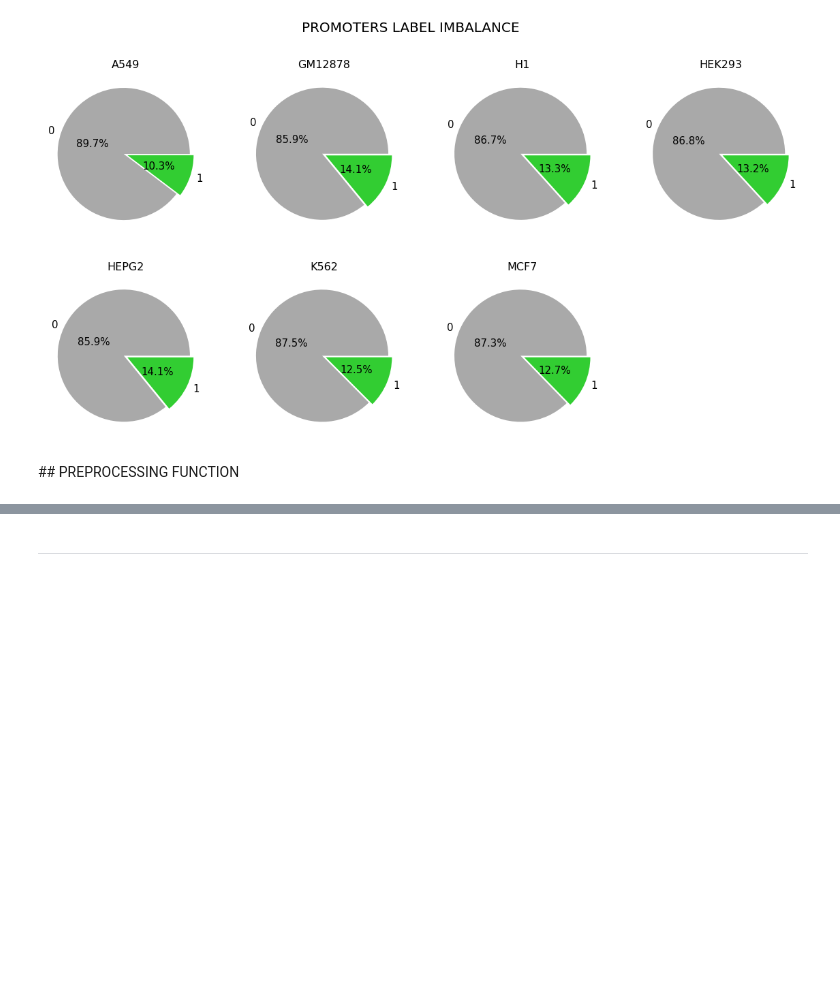
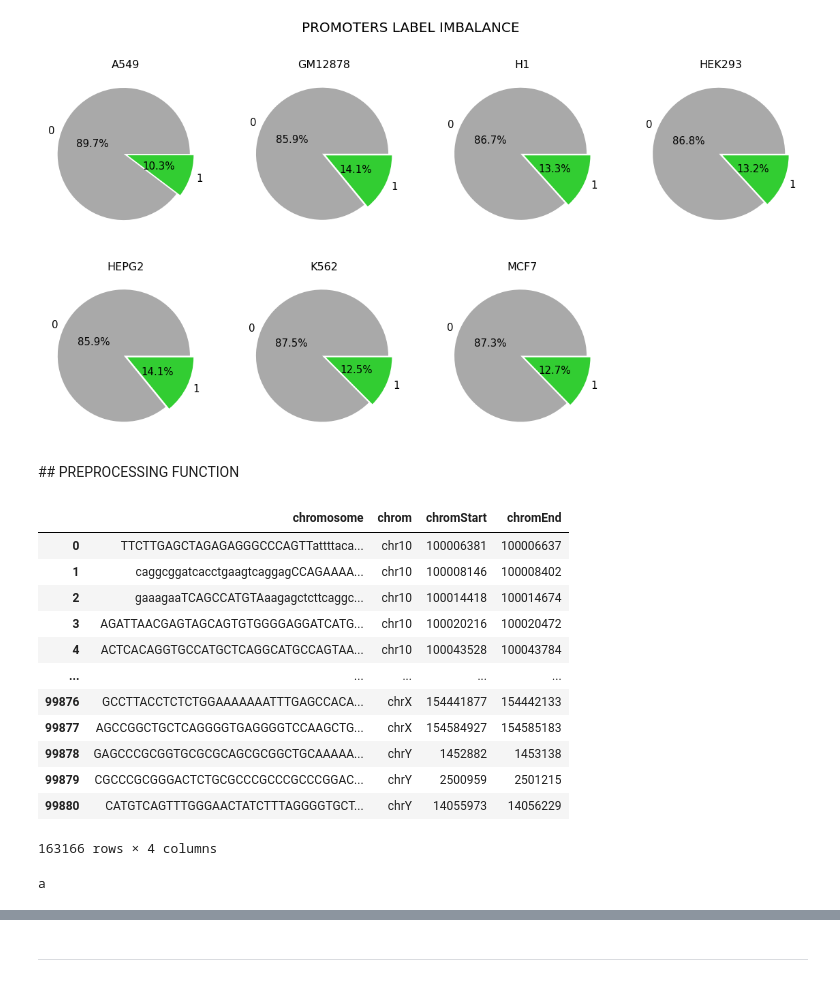
Before and after one commit to nikiiny/Prediction-of-Active-and-Inactive-Regulatory-Regions-with-Embracenet-Multimodal-Neural-Network-, a Jupyter notebook: 01_Thesis_BIOINF_data_processing.ipynb, the cells around one changed output, grey strips where cells are left out. Drawn from its saved outputs; the diff is of its cells as text; code cells hidden in the pictures; blank space fills up the shorter version.

```diff
--- a/01_Thesis_BIOINF_data_processing.ipynb
+++ b/01_Thesis_BIOINF_data_processing.ipynb
@@ -118,0 +264,3 @@ HEK293 has shape: (99881, 196)
+# %%
+data = Load_Create_Task()
+data.load(verbose=True)
@@ -119,3 +285,5 @@ HEK293 has shape: (99881, 196)
+# %%
+data_dict, labels_dict = data.get_task('inactive_E_vs_inactive_P')
 # %% [markdown]
 - DNA strand orientation (positive ["+"] or negative ["-"] or "." if no strand)
 
@@ -244,6 +414,27 @@ plot_label_ratio(promoters_dict['bed'][['A549','GM12878','H1','HEK293','HEPG2','
 # %%
 import torch
 device = 'cuda' if torch.cuda.is_available() else 'cpu'
+# %%
+data_dict['fa']
+# %% [output]
+|  | chromosome | chrom | chromStart | chromEnd |
+| 0 | TTCTTGAGCTAGAGAGGGCCCAGTTattttaca... | chr10 | 100006381 | 100006637 |
+| 1 | caggcggatcacctgaagtcaggagCCAGAAAA... | chr10 | 100008146 | 100008402 |
+| 2 | gaaagaaTCAGCCATGTAaagagctcttcaggc... | chr10 | 100014418 | 100014674 |
+| 3 | AGATTAACGAGTAGCAGTGTGGGGAGGATCATG... | chr10 | 100020216 | 100020472 |
+| 4 | ACTCACAGGTGCCATGCTCAGGCATGCCAGTAA... | chr10 | 100043528 | 100043784 |
+| ... | ... | ... | ... | ... |
+| 99876 | GCCTTACCTCTCTGGAAAAAAATTTGAGCCACA... | chrX | 154441877 | 154442133 |
+| 99877 | AGCCGGCTGCTCAGGGGTGAGGGGTCCAAGCTG... | chrX | 154584927 | 154585183 |
+| 99878 | GAGCCCGCGGTGCGCGCAGCGCGGCTGCAAAAA... | chrY | 1452882 | 1453138 |
+| 99879 | CGCCCGCGGGACTCTGCGCCCGCCCGCCCGGAC... | chrY | 2500959 | 2501215 |
+| 99880 | CATGTCAGTTTGGGAACTATCTTTAGGGGTGCT... | chrY | 14055973 | 14056229 |
+163166 rows × 4 columns
+# %%
+
+    print('a')
+# %% [output]
+a
 # %%
 from sklearn.model_selection import train_test_split
 from sklearn.preprocessing import RobustScaler
```
Also changed, not shown: parts of 45 cells of this notebook, 1 other file.
